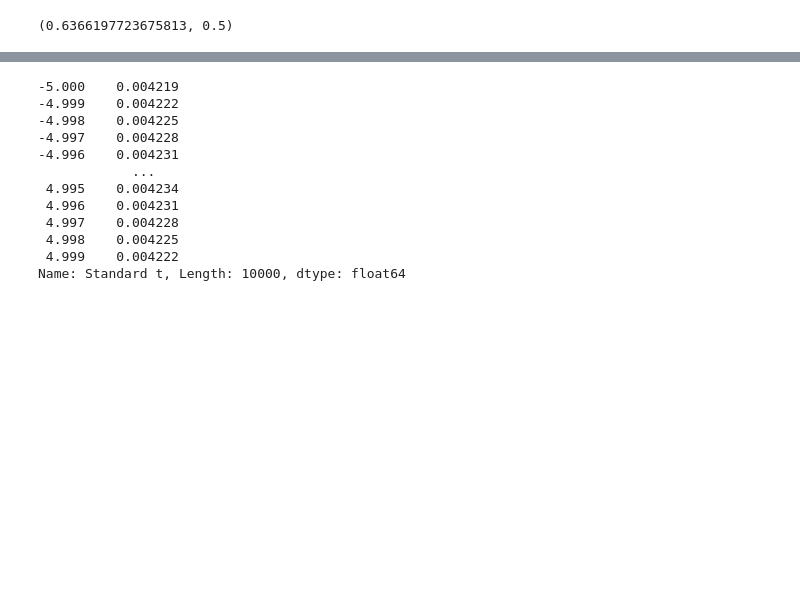
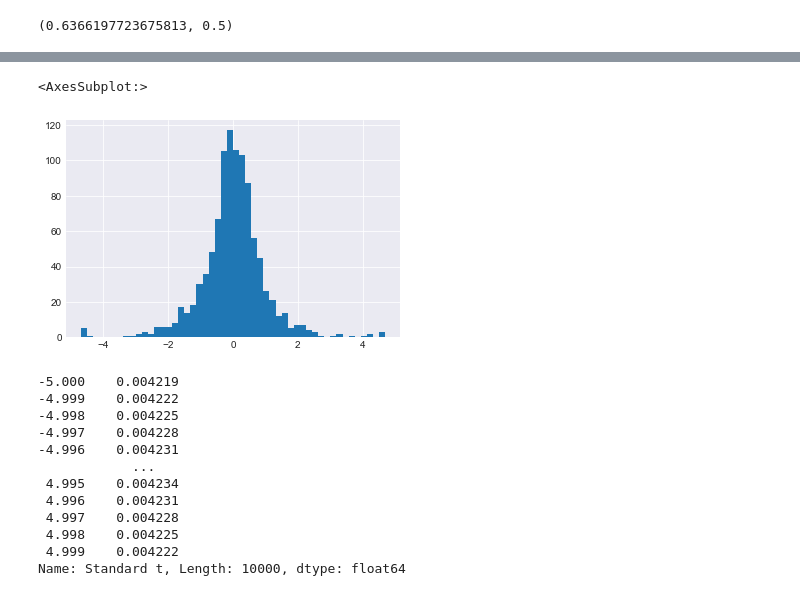
Before and after one commit to z4ir3/quant-library, a Jupyter notebook: tutorial-quant-library.ipynb, the cells around one changed output, grey strips where cells are left out. Saved outputs shown, nothing was run; the diff lists cells and outputs as text; code cells hidden in the pictures; blank space fills up the shorter version.

```diff
--- a/tutorial-quant-library.ipynb
+++ b/tutorial-quant-library.ipynb
@@ -657,3 +707,8 @@ ql.gen_rvs_tstudent(df=df, mu=mu, scale=scale, stdz=False).hist(bins=50)
+# %%
+ql.gen_rvs_tstudent(df=df, mu=mu, scale=scale, stdz=True, size=1000).hist(bins=50)
+# %% [output]
+<AxesSubplot:>
+[figure, added]
 # %%
 pdf = ql.gen_pdf_tstudent(
     a     = -5,
```
Also changed, not shown: parts of 19 cells of this notebook.
